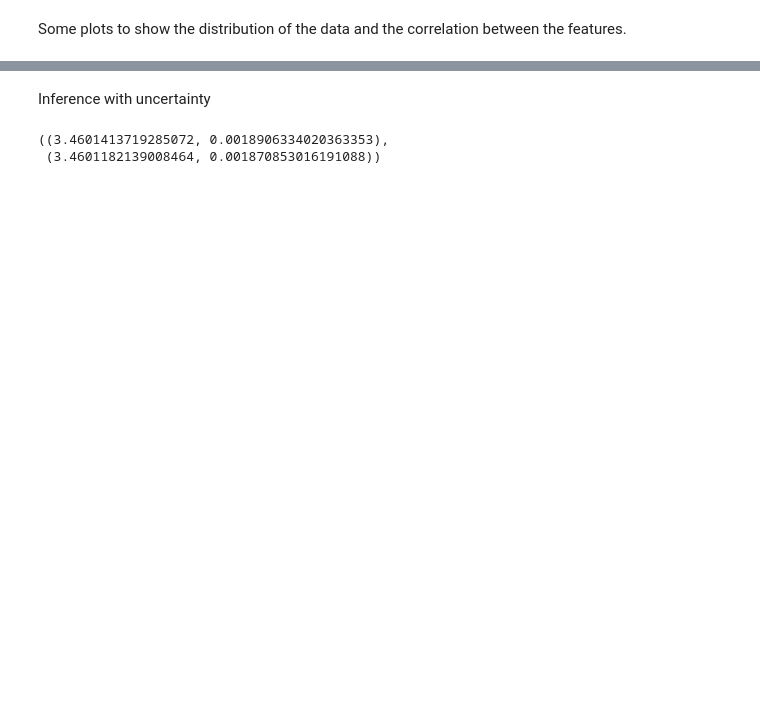
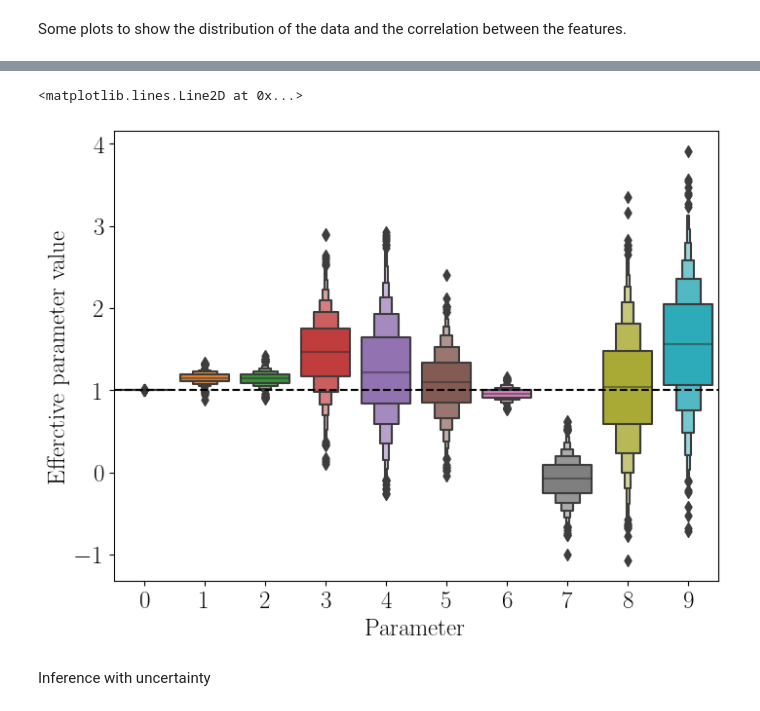
Before and after one commit to munozariasjm/nuclear-misr, a Jupyter notebook: notebooks/uncertainty/rc.ipynb, the cells around one changed output, grey strips where cells are left out. Drawn from its saved outputs; the diff is of its cells as text; code cells hidden in the pictures; blank space fills up the shorter version.

```diff
--- a/notebooks/uncertainty/rc.ipynb
+++ b/notebooks/uncertainty/rc.ipynb
@@ -120,2 +115,21 @@ plt.show()
+# %%
+# Same as before, but with a better looking boxenplot on different x values
+fig, ax = plt.subplots(figsize=(8, 6))
+store_dict = {"param": [], "value": []}
+for i in range(sr_rc.max_index):
+    std_param = np.std(optimal_parameters[:, i])
+    mean_param = np.mean(optimal_parameters[:, i])
+    gaussian = np.random.normal(mean_param, std_param, 1000)
+    store_dict["param"] += [i]*1000
+    store_dict["value"] += list(gaussian)
+store_df = pd.DataFrame(store_dict)
+sns.boxenplot(data=store_df, x="param", y="value", ax=ax)
+ax.set_xlabel("Parameter")
+ax.set_ylabel("Efferctive parameter value")
+# line at 1
+ax.axhline(1, color="black", linestyle="--")
+# %% [output]
+<matplotlib.lines.Line2D at 0x...>
+[figure, added]
 # %% [markdown]
 Inference with uncertainty
@@ -134,5 +135,0 @@ def predict_with_propagation(Z, N, means=means, stds=stds):
-# %%
-predict_with_propagation(20, 20), predict_with_uncertainty_boostrapping(20, 20)
-# %% [output]
-((3.4601413719285072, 0.0018906334020363353),
- (3.4601182139008464, 0.001870853016191088))
```
Also changed, not shown: parts of 22 cells of this notebook, 15 other files.
